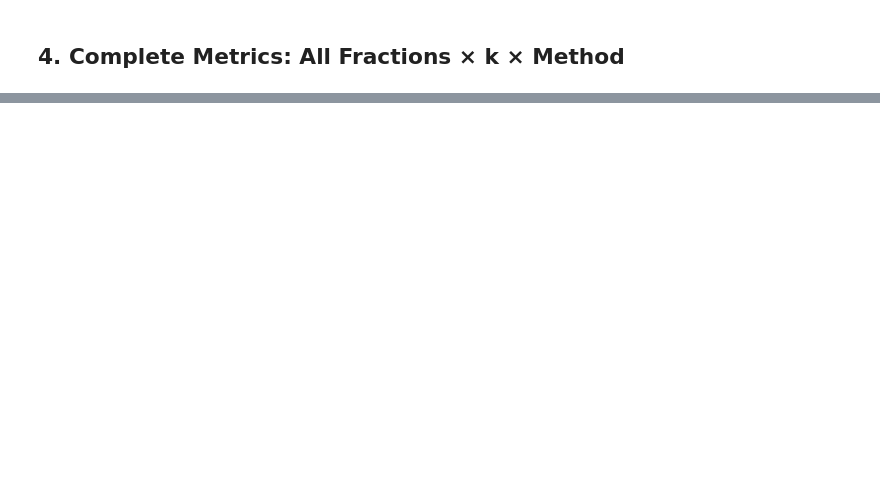
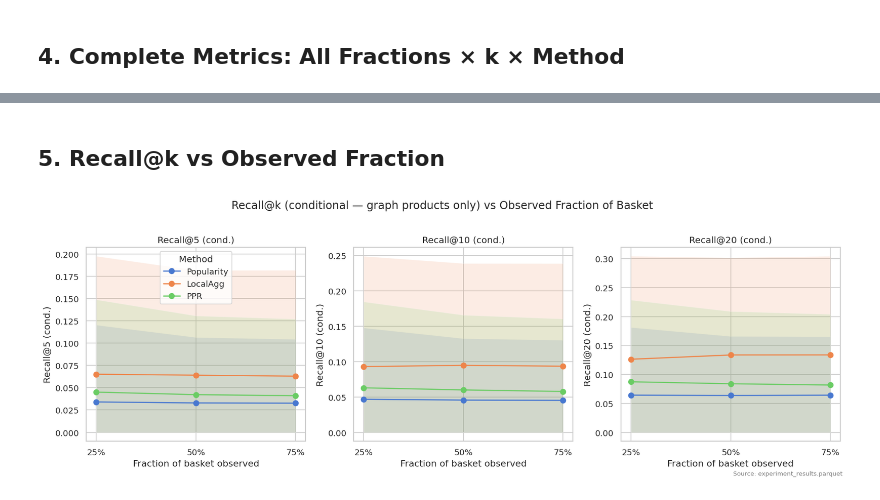
Before and after one commit to LuizGuilhermeNascimento/basket_inference_graph, a Jupyter notebook: notebooks/03_predictive_experiment.ipynb, the cells around one changed output, grey strips where cells are left out. Drawn from its saved outputs; the diff is of its cells as text; code cells hidden in the pictures; blank space fills up the shorter version.

```diff
--- a/notebooks/03_predictive_experiment.ipynb
+++ b/notebooks/03_predictive_experiment.ipynb
@@ -279,0 +330,37 @@ agg_full.head()
+# %% [markdown]
+## 5. Recall@k vs Observed Fraction
+# %%
+agg_recall = (
+    per_basket_all
+    .groupby(['n_obs', 'method', 'k'])['recall']
+    .agg(['mean', 'std'])
+    .reset_index()
+)
+
+fig, axes = plt.subplots(1, len(K_VALUES), figsize=(5 * len(K_VALUES), 5), sharey=False)
+for ax, k_val in zip(axes, K_VALUES):
+    sub = agg_recall[agg_recall['k'] == k_val]
+    for method in METHOD_ORDER:
+        group = sub[sub['method'] == method].sort_values('n_obs')
+        ax.plot(group['n_obs'], group['mean'], marker='o', markersize=7,
+                label=METHOD_LABELS[method])
+        ax.fill_between(
+            group['n_obs'],
+            (group['mean'] - group['std']).clip(lower=0),
+            group['mean'] + group['std'],
+            alpha=0.15,
+        )
+    ax.set_xticks(N_OBS_FRACTIONS)
+    ax.set_xticklabels([FRAC_LABELS[f] for f in N_OBS_FRACTIONS])
+    ax.set_xlabel('Fraction of basket observed')
+    ax.set_ylabel(f'Recall@{k_val} (cond.)')
+    ax.set_title(f'Recall@{k_val} (cond.)')
+    if ax == axes[0]:
+        ax.legend(title='Method')
+
+fig.suptitle('Recall@k (conditional — graph products only) vs Observed Fraction of Basket', y=1.02)
+fig.text(0.99, 0.01, 'Source: experiment_results.parquet', ha='right', fontsize=8, color='gray')
+plt.tight_layout()
+plt.show()
+# %% [output]
+[figure, added]
```
Also changed, not shown: parts of 40 cells of this notebook, 21 other files.
